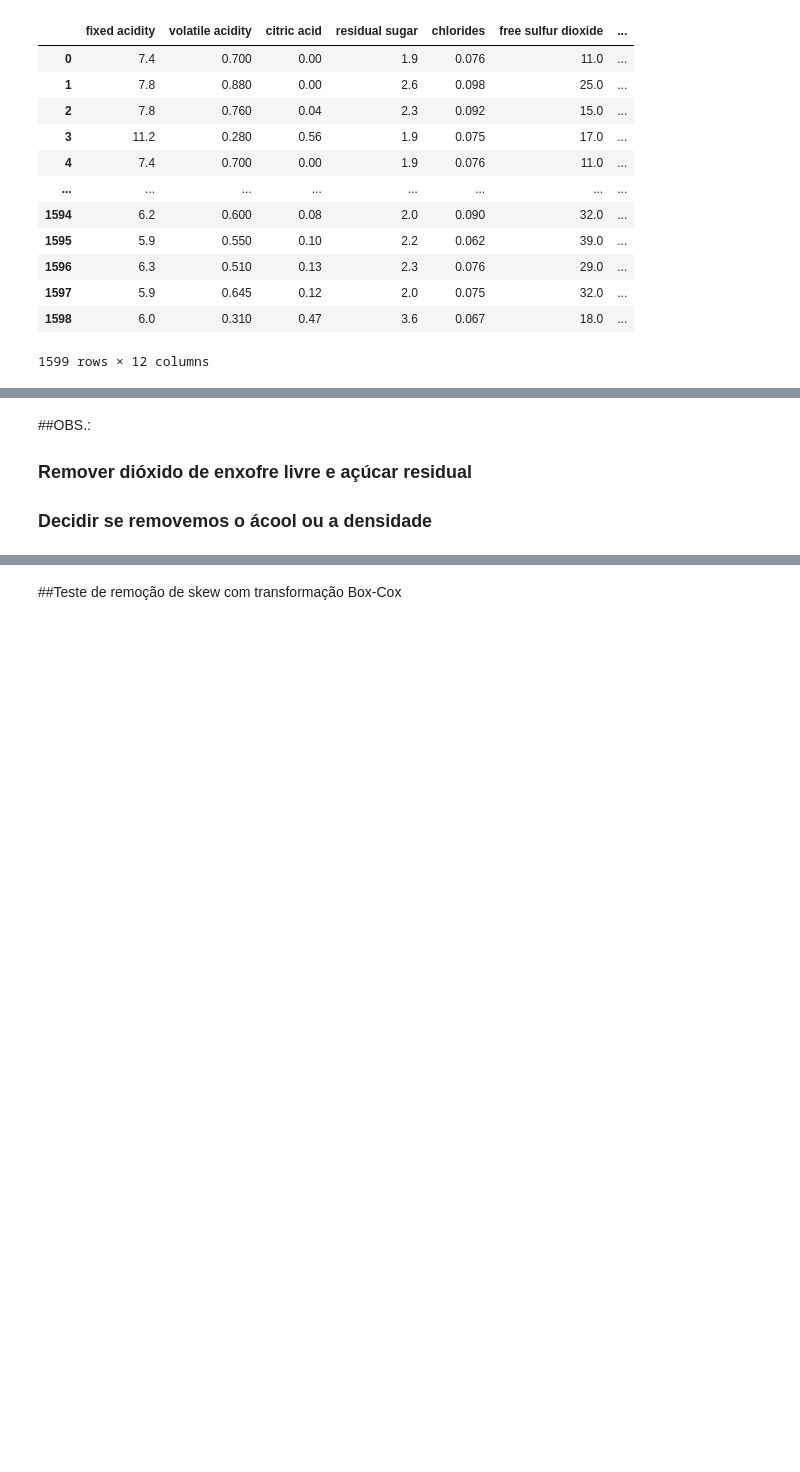
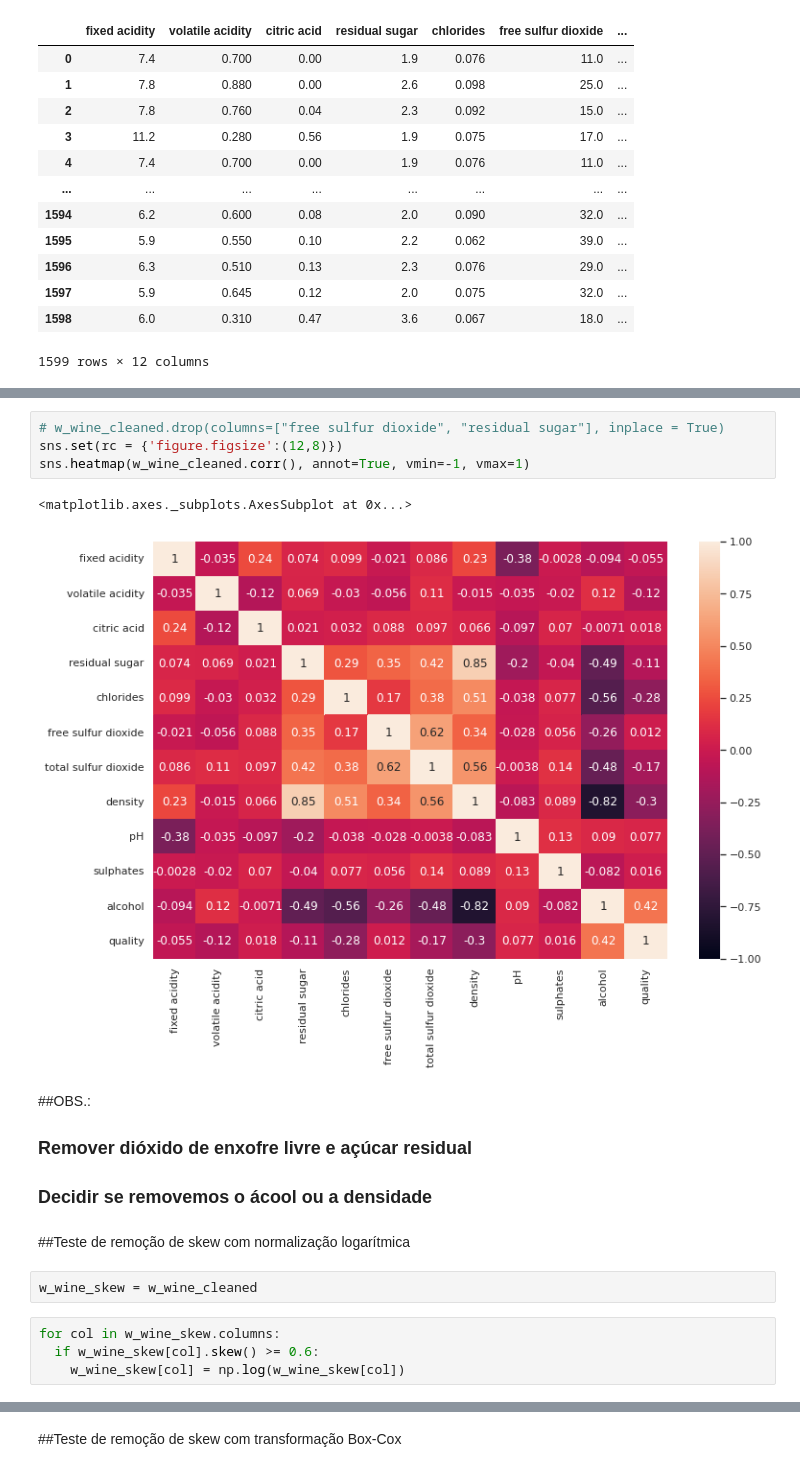
Before and after one commit to gabrie1-s/WQA_Exploratory_Analysis_HW1, a Jupyter notebook: HMW2.ipynb, the cells around one changed output, grey strips where cells are left out. Cells and saved outputs as stored; diff of their text form; blank space fills up the shorter version.

```diff
--- a/Preprocessing.ipynb
+++ b/HMW2.ipynb
@@ -53,4 +108,19 @@ r_wine
+# %%
+# w_wine_cleaned.drop(columns=["free sulfur dioxide", "residual sugar"], inplace = True)
+sns.set(rc = {'figure.figsize':(12,8)})
+sns.heatmap(w_wine_cleaned.corr(), annot=True, vmin=-1, vmax=1)
+# %% [output]
+<matplotlib.axes._subplots.AxesSubplot at 0x...>
+[figure, added]
 # %% [markdown]
 ##OBS.:
 ### Remover dióxido de enxofre livre e açúcar residual
 ### Decidir se removemos o ácool ou a densidade
+# %% [markdown]
+##Teste de remoção de skew com normalização logarítmica
+# %%
+w_wine_skew = w_wine_cleaned
+# %%
+for col in w_wine_skew.columns:
+  if w_wine_skew[col].skew() >= 0.6:
+    w_wine_skew[col] = np.log(w_wine_skew[col])
```
Also changed, not shown: parts of 15 cells of this notebook, 2 other files.
